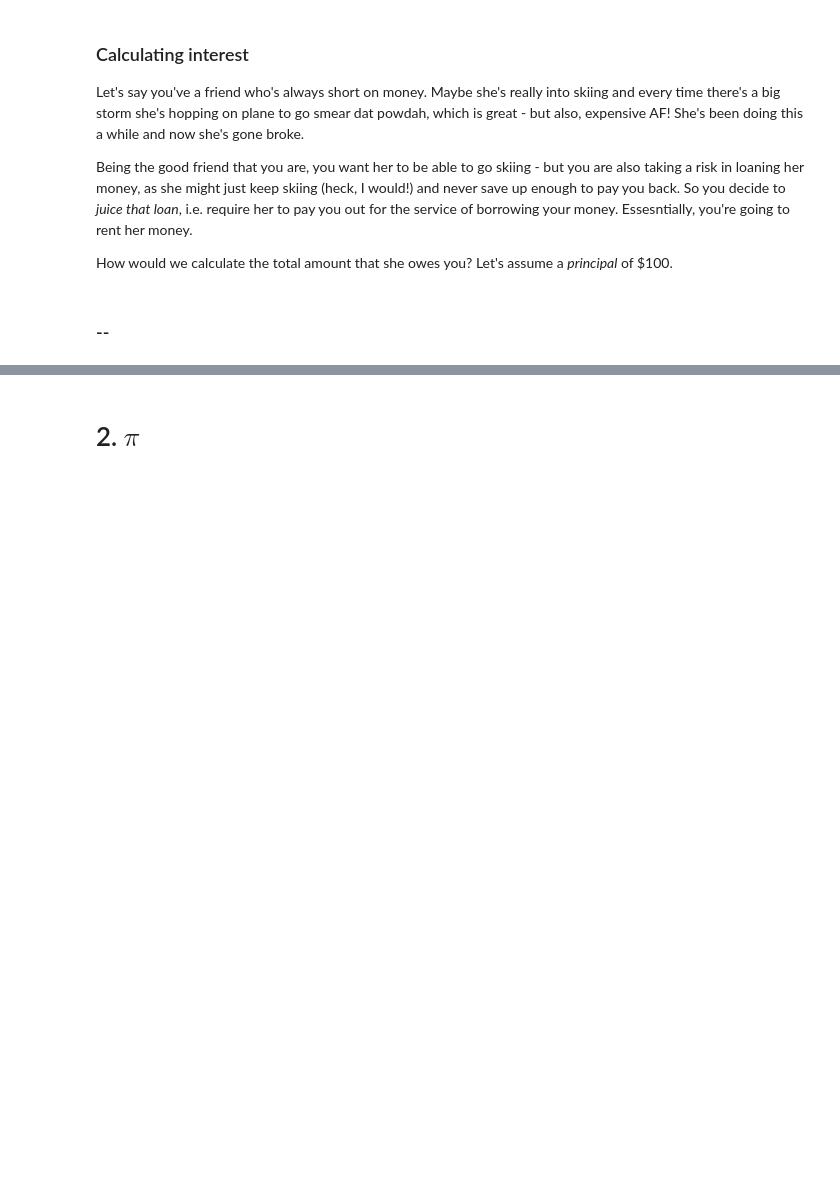
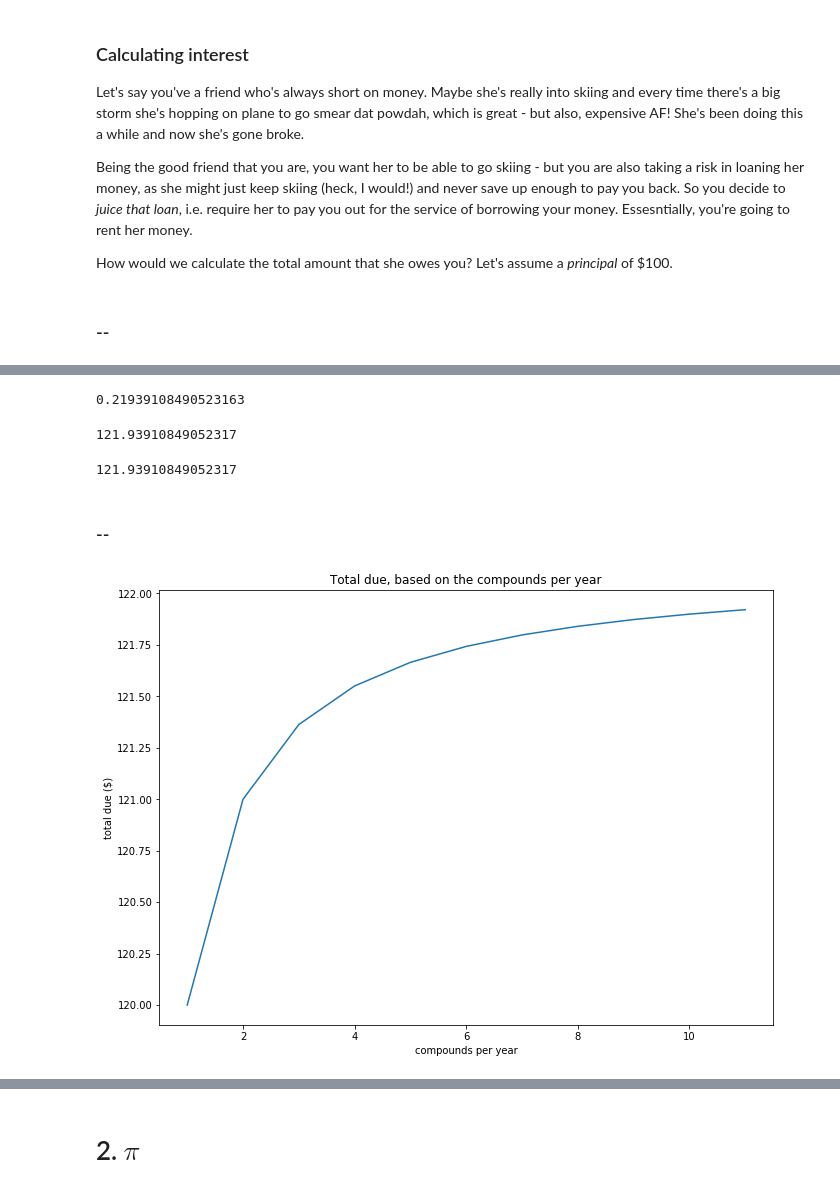
Before and after one commit to contently/math_class, a Jupyter notebook: limits.ipynb, the cells around one changed output, grey strips where cells are left out. Drawn from its saved outputs; the diff is of its cells as text; code cells hidden in the pictures; blank space fills up the shorter version.

```diff
--- a/limits.ipynb
+++ b/limits.ipynb
@@ -164,0 +147,38 @@ Continuous compounding
+# %%
+(1 + .2 / 12)** 12 - 1
+# %% [output]
+0.21939108490523163
+# %%
+basic_total_broken_up(100, 0.21939108490523163, 1, 1)
+# %% [output]
+121.93910849052317
+# %%
+compounded_total_due(100, 0.20, 12, 1)
+# %% [output]
+121.93910849052317
+# %% [markdown]
+### --
+# %%
+def plot_compounded_interest(principal=100, interest=20):
+    fig = plt.figure(figsize=(11, 8))
+    ax = fig.subplots(1)
+
+    compounds_per_year = range(1, 12)
+
+    totals = []
+    for c in compounds_per_year:
+        total_due = compounded_total_due(principal, interest / 100, c, 1)
+        totals.append(total_due)
+
+    plot = plt.plot(compounds_per_year, totals)
+
+    xlab = fig.axes[0].set_xlabel("compounds per year")
+    ylab = fig.axes[0].set_ylabel("total due ($)")
+
+    title = plt.title("Total due, based on the compounds per year")
+
+    return ax
+# %%
+ax = plot_compounded_interest()
+# %% [output]
+[figure, added]
```
Also changed, not shown: parts of 40 cells of this notebook.
